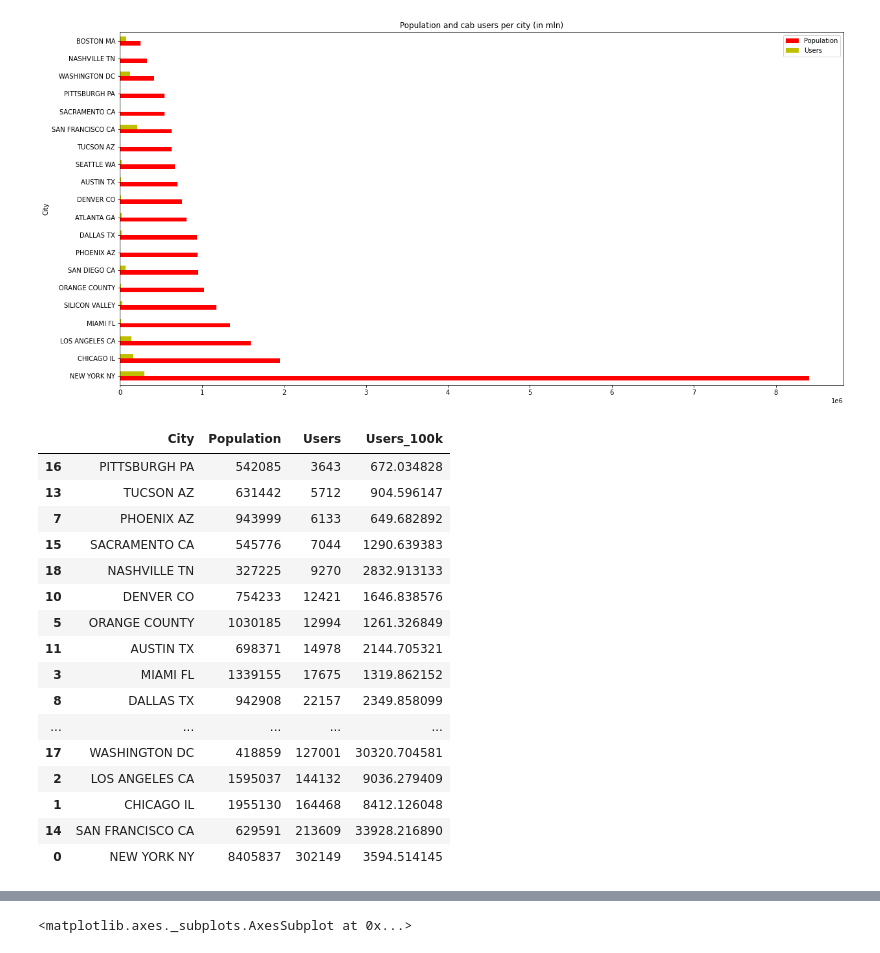
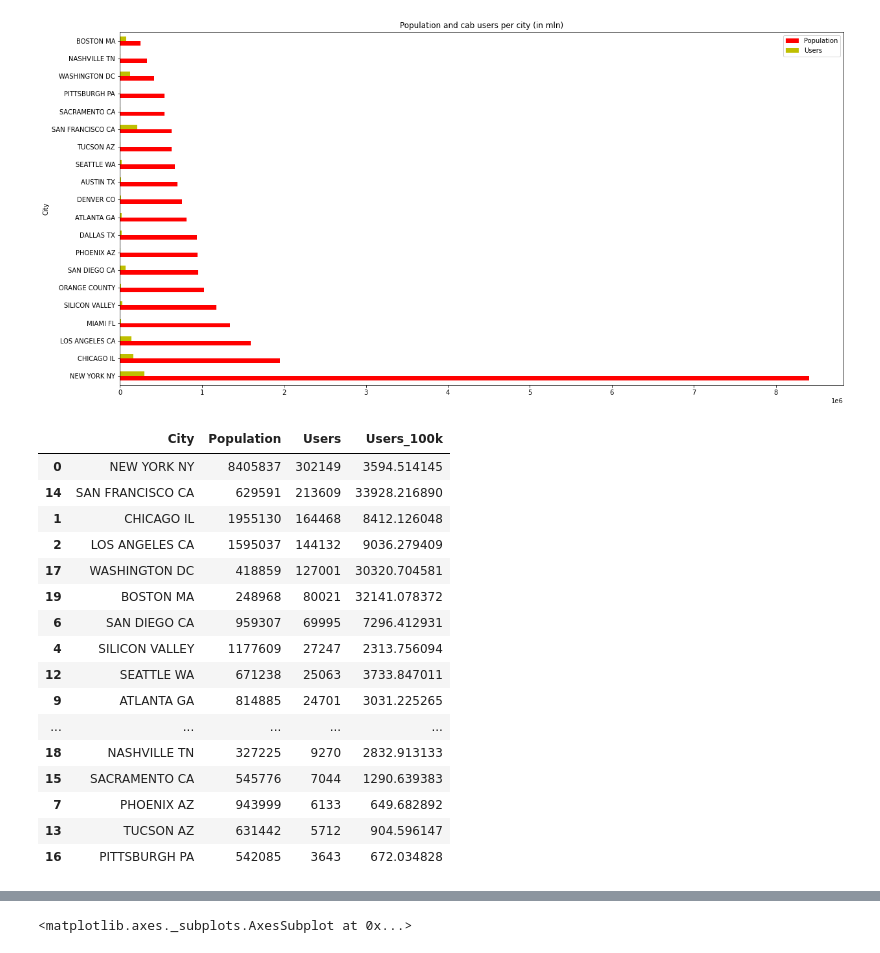
Before and after one commit to DataGlacier/VC, a Jupyter notebook: G2M_Cabs/EDA notebook.ipynb, the cells around one changed output, grey strips where cells are left out. Drawn from its saved outputs; the diff is of its cells as text; code cells hidden in the pictures.

```diff
--- a/DataSets-main/EDA notebook.ipynb
+++ b/G2M_Cabs/EDA notebook.ipynb
@@ -112,23 +139,23 @@ cities.plot.barh(x='City', figsize=(20,10), color = colors, title='Population an
 # %%
 cities['Users_100k'] = cities['Users'] * 100000 / cities['Population']
 # %%
-cities.sort_values(by=['Users'])
+cities.sort_values(by=['Users'], ascending=False)
 # %% [output]
 |  | City | Population | Users | Users_100k |
+| 0 | NEW YORK NY | 8405837 | 302149 | 3594.514145 |
+| 14 | SAN FRANCISCO CA | 629591 | 213609 | 33928.216890 |
+| 1 | CHICAGO IL | 1955130 | 164468 | 8412.126048 |
+| 2 | LOS ANGELES CA | 1595037 | 144132 | 9036.279409 |
+| 17 | WASHINGTON DC | 418859 | 127001 | 30320.704581 |
+| 19 | BOSTON MA | 248968 | 80021 | 32141.078372 |
+| 6 | SAN DIEGO CA | 959307 | 69995 | 7296.412931 |
+| 4 | SILICON VALLEY | 1177609 | 27247 | 2313.756094 |
+| 12 | SEATTLE WA | 671238 | 25063 | 3733.847011 |
+| 9 | ATLANTA GA | 814885 | 24701 | 3031.225265 |
+| ... | ... | ... | ... | ... |
+| 18 | NASHVILLE TN | 327225 | 9270 | 2832.913133 |
+| 15 | SACRAMENTO CA | 545776 | 7044 | 1290.639383 |
+| 7 | PHOENIX AZ | 943999 | 6133 | 649.682892 |
+| 13 | TUCSON AZ | 631442 | 5712 | 904.596147 |
 | 16 | PITTSBURGH PA | 542085 | 3643 | 672.034828 |
-| 13 | TUCSON AZ | 631442 | 5712 | 904.596147 |
-| 7 | PHOENIX AZ | 943999 | 6133 | 649.682892 |
-| 15 | SACRAMENTO CA | 545776 | 7044 | 1290.639383 |
-| 18 | NASHVILLE TN | 327225 | 9270 | 2832.913133 |
-| 10 | DENVER CO | 754233 | 12421 | 1646.838576 |
-| 5 | ORANGE COUNTY | 1030185 | 12994 | 1261.326849 |
-| 11 | AUSTIN TX | 698371 | 14978 | 2144.705321 |
-| 3 | MIAMI FL | 1339155 | 17675 | 1319.862152 |
-| 8 | DALLAS TX | 942908 | 22157 | 2349.858099 |
-| ... | ... | ... | ... | ... |
-| 17 | WASHINGTON DC | 418859 | 127001 | 30320.704581 |
-| 2 | LOS ANGELES CA | 1595037 | 144132 | 9036.279409 |
-| 1 | CHICAGO IL | 1955130 | 164468 | 8412.126048 |
-| 14 | SAN FRANCISCO CA | 629591 | 213609 | 33928.216890 |
-| 0 | NEW YORK NY | 8405837 | 302149 | 3594.514145 |
 # %%
```
Also changed, not shown: parts of 21 cells of this notebook, 18 other files.
